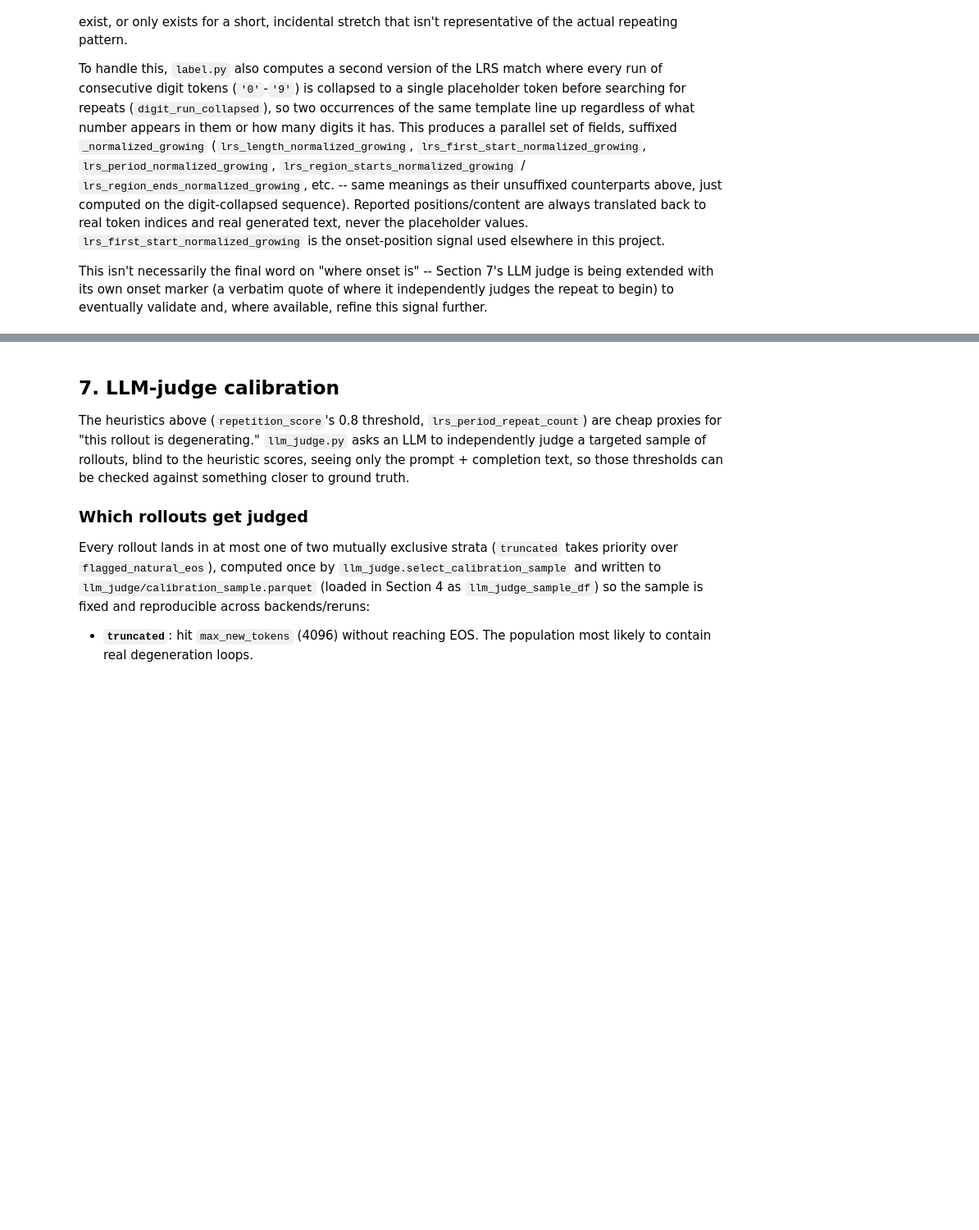
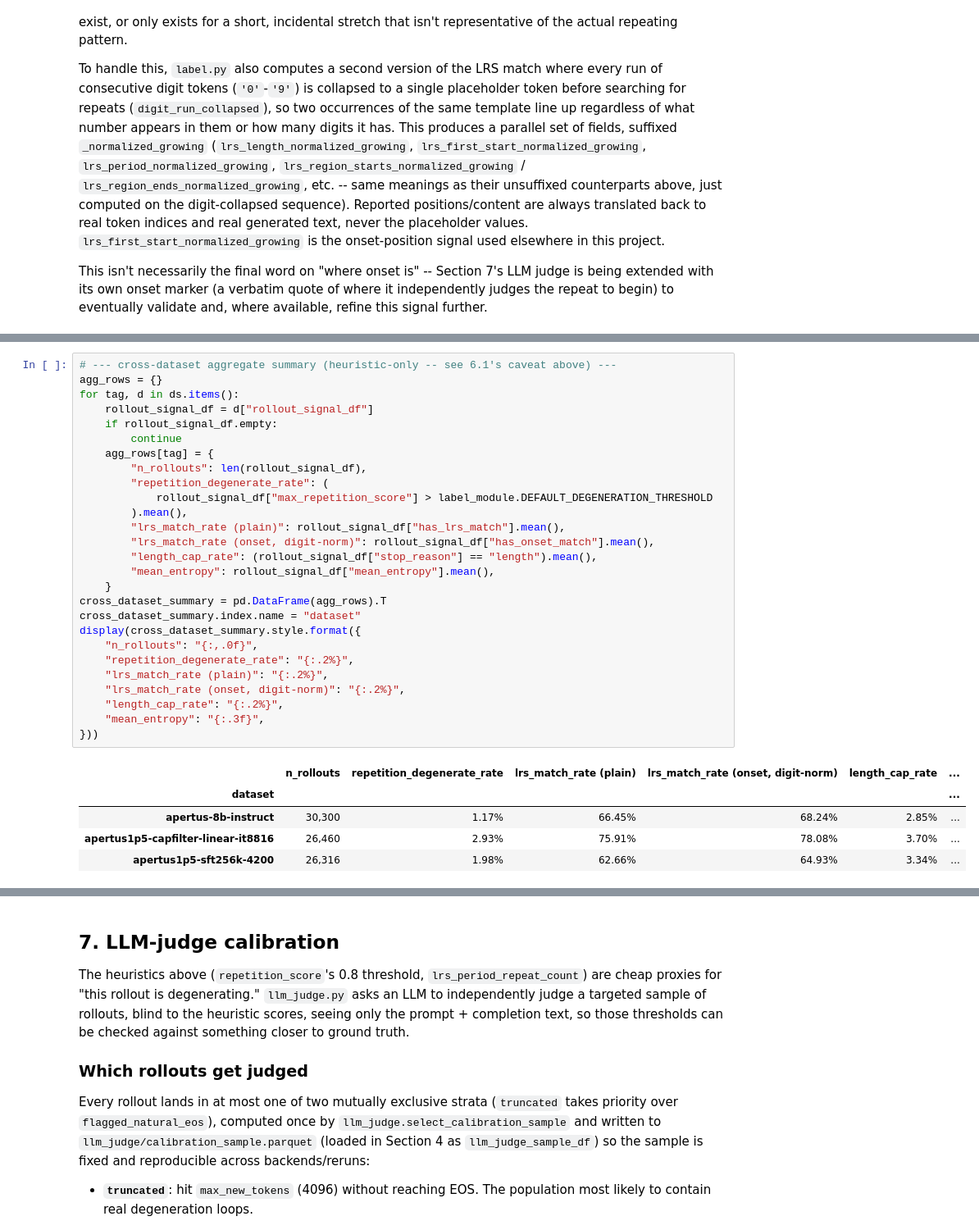
Before and after one commit to swiss-ai/degeneration-probe, a Jupyter notebook: notebooks/inspect_dataset.ipynb, the cells around one changed output, grey strips where cells are left out. Shown at 82% size. Saved outputs shown, nothing was run; the diff lists cells and outputs as text; blank space fills up the shorter version.

```diff
--- a/notebooks/inspect_dataset.ipynb
+++ b/notebooks/inspect_dataset.ipynb
@@ -1195,0 +1273,33 @@ for tag, d in ds.items():
+# %%
+# --- cross-dataset aggregate summary (heuristic-only -- see 6.1's caveat above) ---
+agg_rows = {}
+for tag, d in ds.items():
+    rollout_signal_df = d["rollout_signal_df"]
+    if rollout_signal_df.empty:
+        continue
+    agg_rows[tag] = {
+        "n_rollouts": len(rollout_signal_df),
+        "repetition_degenerate_rate": (
+            rollout_signal_df["max_repetition_score"] > label_module.DEFAULT_DEGENERATION_THRESHOLD
+        ).mean(),
+        "lrs_match_rate (plain)": rollout_signal_df["has_lrs_match"].mean(),
+        "lrs_match_rate (onset, digit-norm)": rollout_signal_df["has_onset_match"].mean(),
+        "length_cap_rate": (rollout_signal_df["stop_reason"] == "length").mean(),
+        "mean_entropy": rollout_signal_df["mean_entropy"].mean(),
+    }
+cross_dataset_summary = pd.DataFrame(agg_rows).T
+cross_dataset_summary.index.name = "dataset"
+display(cross_dataset_summary.style.format({
+    "n_rollouts": "{:,.0f}",
+    "repetition_degenerate_rate": "{:.2%}",
+    "lrs_match_rate (plain)": "{:.2%}",
+    "lrs_match_rate (onset, digit-norm)": "{:.2%}",
+    "length_cap_rate": "{:.2%}",
+    "mean_entropy": "{:.3f}",
+}))
+# %% [output]
+|  | n_rollouts | repetition_degenerate_rate | lrs_match_rate (plain) | lrs_match_rate (onset, digit-norm) | length_cap_rate | ... |
+| dataset |  |  |  |  |  | ... |
+| apertus-8b-instruct | 30,300 | 1.17% | 66.45% | 68.24% | 2.85% | ... |
+| apertus1p5-capfilter-linear-it8816 | 26,460 | 2.93% | 75.91% | 78.08% | 3.70% | ... |
+| apertus1p5-sft256k-4200 | 26,316 | 1.98% | 62.66% | 64.93% | 3.34% | ... |
```
Also changed, not shown: parts of 21 cells of this notebook.
